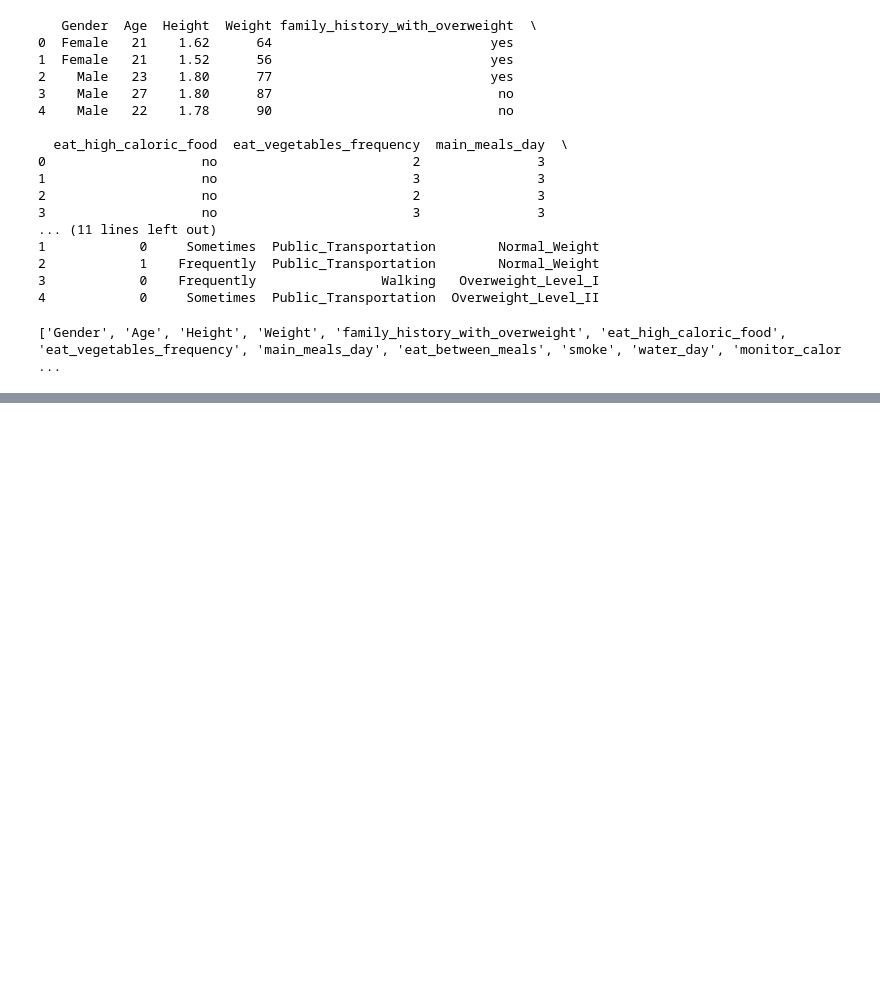
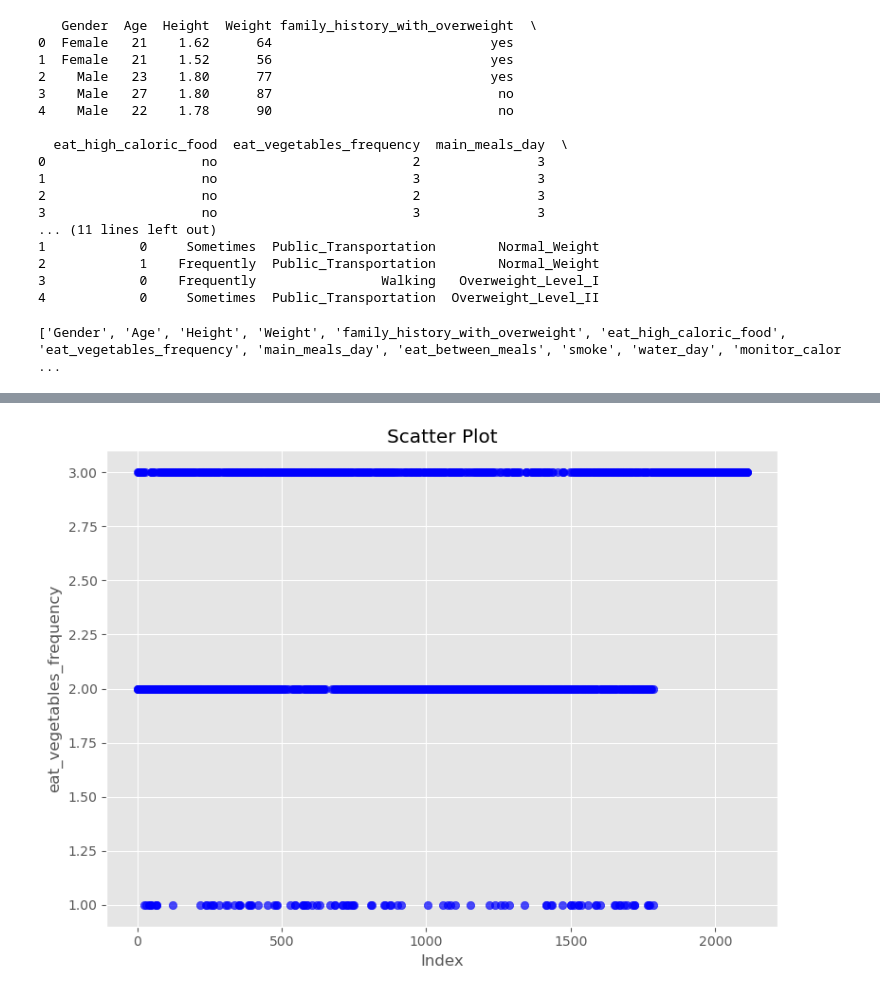
Before and after one commit to tomjoyce1/obesity, a Jupyter notebook: obesity.ipynb, the cells around one changed output, grey strips where cells are left out. Saved outputs shown, nothing was run; the diff lists cells and outputs as text; code cells hidden in the pictures; blank space fills up the shorter version.

```diff
--- a/obesity.ipynb
+++ b/obesity.ipynb
@@ -92,0 +92,19 @@ dtype: object
+# %%
+columns = X.columns
+col = 'eat_vegetables_frequency'
+
+fig, ax = plt.subplots(figsize=(8, 6))
+
+# Plot 'Age' column as a dot chart
+ax.scatter(df.index, df[col], color='blue', alpha=0.7)
+
+# Set plot title and labels
+ax.set_title('Scatter Plot')
+ax.set_xlabel('Index')
+ax.set_ylabel(col)
+
+# Show the plot
+plt.tight_layout()
+plt.show()
+# %% [output]
+[figure, added]
```
Also changed, not shown: parts of 5 cells of this notebook.
